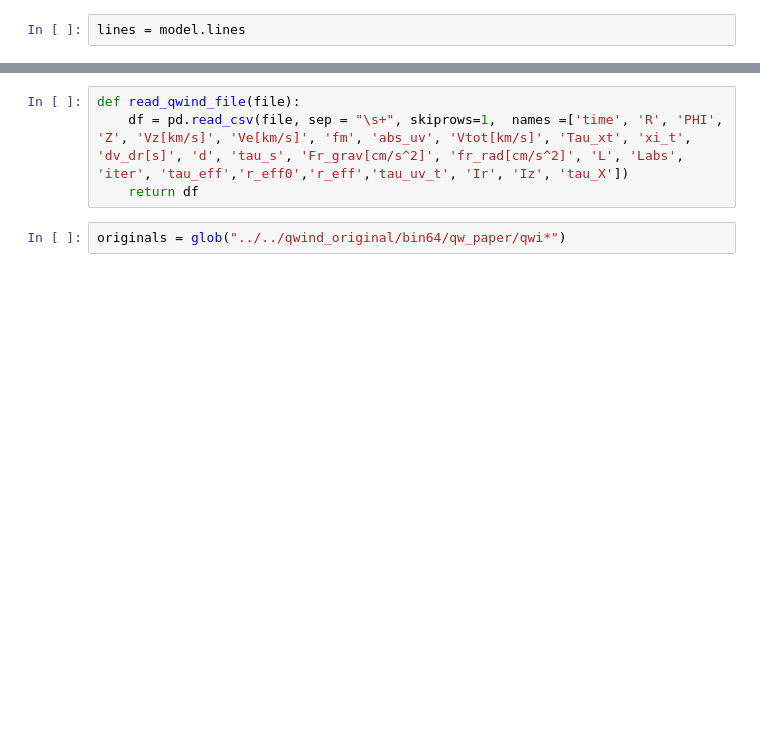
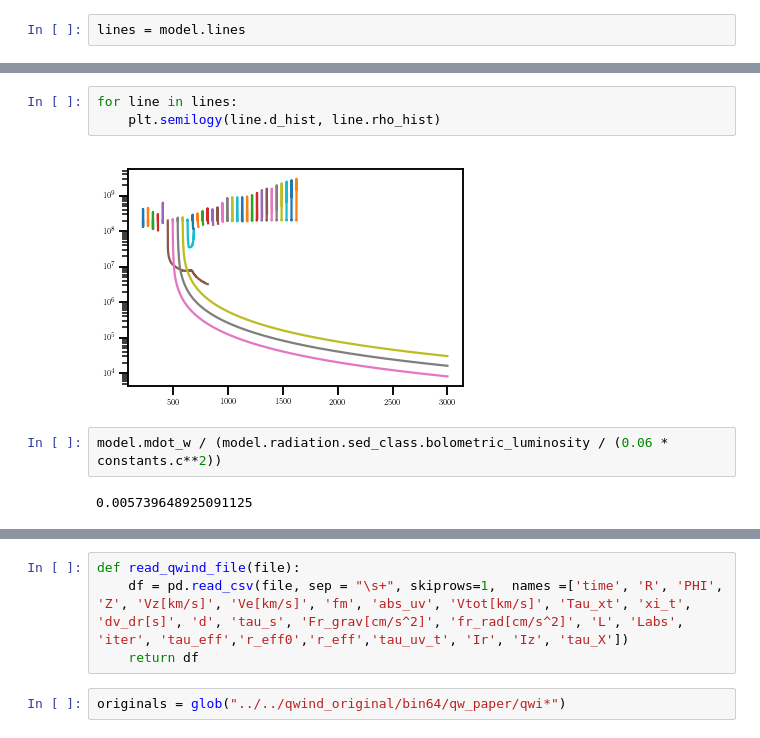
Before and after one commit to arnauqb/qwind, a Jupyter notebook: Notebooks/debug2.ipynb, the cells around one changed output, grey strips where cells are left out. Saved outputs shown, nothing was run; the diff lists cells and outputs as text; blank space fills up the shorter version.

```diff
--- a/Notebooks/debug2.ipynb
+++ b/Notebooks/debug2.ipynb
@@ -69,0 +73,9 @@ model.mdot_w / constants.Ms * constants.year
+# %%
+for line in lines:
+    plt.semilogy(line.d_hist, line.rho_hist)
+# %% [output]
+[figure, added]
+# %%
+model.mdot_w / (model.radiation.sed_class.bolometric_luminosity / (0.06 * constants.c**2))
+# %% [output]
+0.005739648925091125
```
Also changed, not shown: parts of 5 cells of this notebook, 4 other files.
